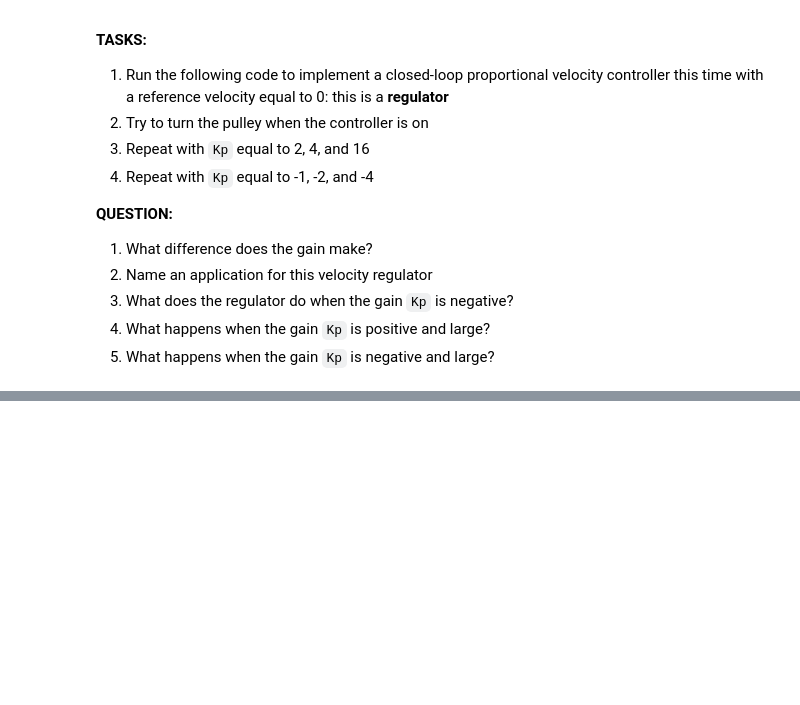
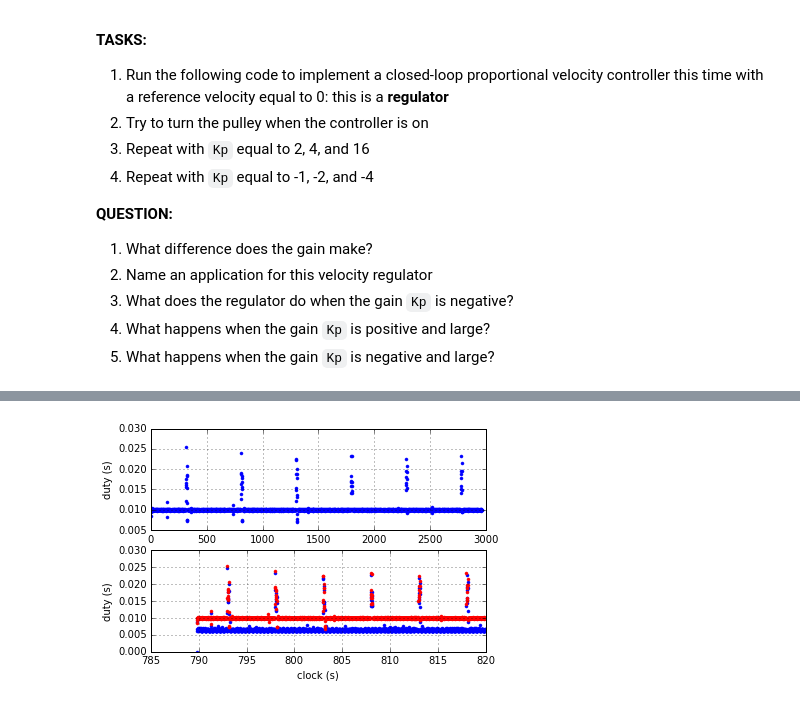
Before and after one commit to mcdeoliveira/pyctrl, a Jupyter notebook: python/notebook/3 Closed-Loop Control with answers.ipynb, the cells around one changed output, grey strips where cells are left out. Cells and saved outputs as stored; diff of their text form; code cells hidden in the pictures; blank space fills up the shorter version.

```diff
--- a/python/notebook/3 Closed-Loop Control with answers.ipynb
+++ b/python/notebook/3 Closed-Loop Control with answers.ipynb
@@ -370,3 +437,21 @@ plt.grid()
+# %%
+dclock=clock[1:]-clock[:-1]
+
+plt.subplot(2,1,1)
+plt.plot(dclock, '.')
+# the next lines will make the plot look nicer
+plt.xlabel('clock (s)')
+plt.ylabel('duty (s)')
+plt.grid()
+
+plt.subplot(2,1,2)
+plt.plot(clock, duty, '.b', clock[:-1], dclock, '.r')
+# the next lines will make the plot look nicer
+plt.xlabel('clock (s)')
+plt.ylabel('duty (s)')
+plt.grid()
+# %% [output]
+[figure, added]
 # %%
 ind, = np.where(clock > clock[0] + 2)
 vmean = np.mean(velocity1[ind[0]:])
```
Also changed, not shown: parts of 11 cells of this notebook, 3 other files.
